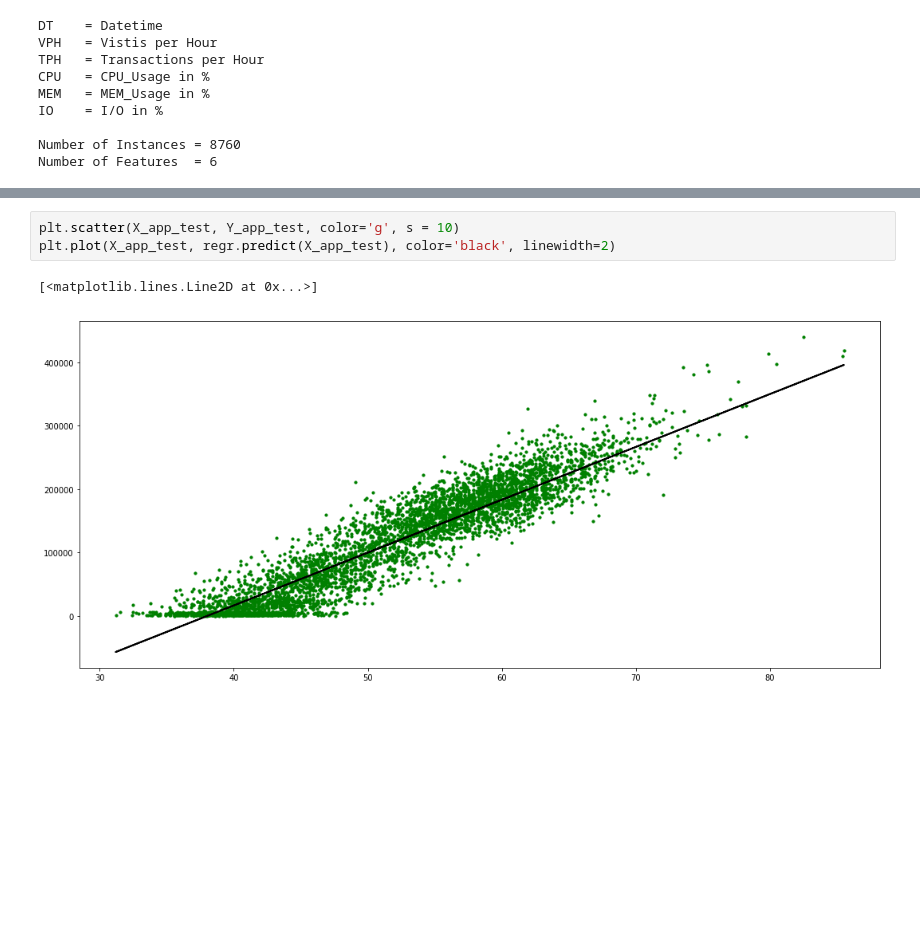
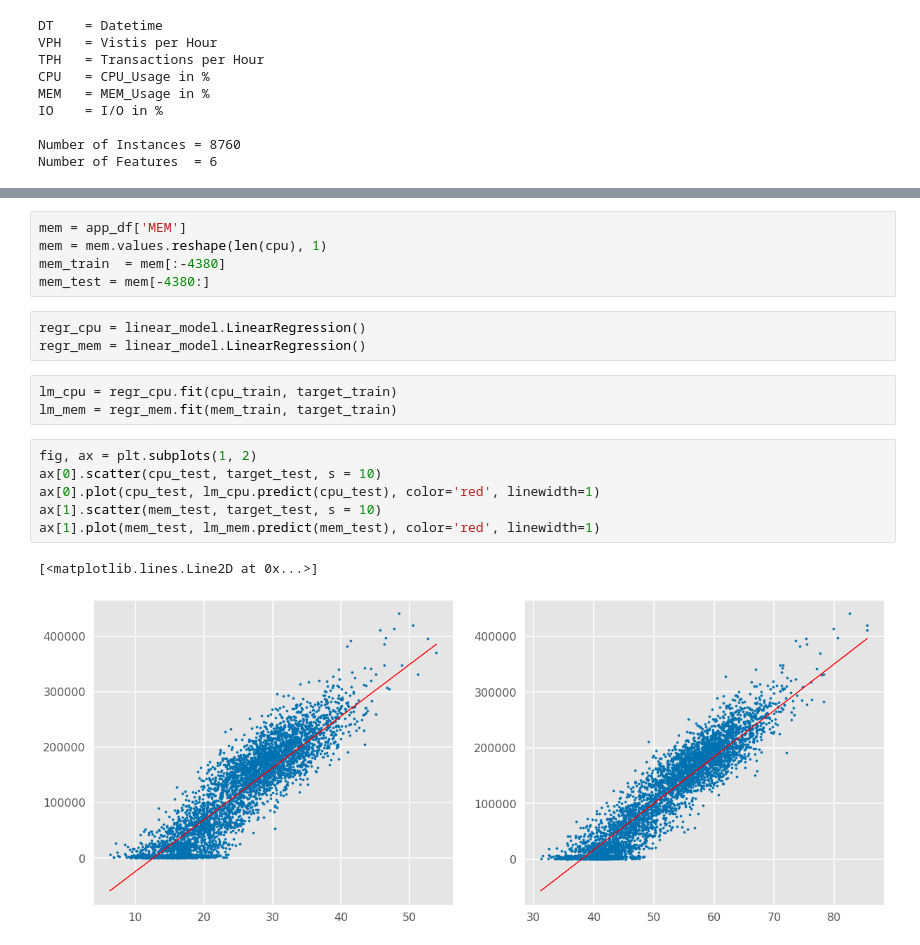
Before and after one commit to nerdiejack/capacity_management, a Jupyter notebook: notebooks/Appserver.ipynb, the cells around one changed output, grey strips where cells are left out. Saved outputs shown, nothing was run; the diff lists cells and outputs as text; blank space fills up the shorter version.

```diff
--- a/notebooks/Appserver.ipynb
+++ b/notebooks/Appserver.ipynb
@@ -79,7 +77,21 @@ LinearRegression(copy_X=True, fit_intercept=True, n_jobs=None,
-# %%
-plt.scatter(X_app_test, Y_app_test, color='g', s = 10)
-plt.plot(X_app_test, regr.predict(X_app_test), color='black', linewidth=2)
-# %% [output]
-[<matplotlib.lines.Line2D at 0x...>]
-[figure, removed]
+# %%
+mem = app_df['MEM']
+mem = mem.values.reshape(len(cpu), 1)
+mem_train  = mem[:-4380]
+mem_test = mem[-4380:]
+# %%
+regr_cpu = linear_model.LinearRegression()
+regr_mem = linear_model.LinearRegression()
+# %%
+lm_cpu = regr_cpu.fit(cpu_train, target_train)
+lm_mem = regr_mem.fit(mem_train, target_train)
+# %%
+fig, ax = plt.subplots(1, 2)
+ax[0].scatter(cpu_test, target_test, s = 10)
+ax[0].plot(cpu_test, lm_cpu.predict(cpu_test), color='red', linewidth=1)
+ax[1].scatter(mem_test, target_test, s = 10)
+ax[1].plot(mem_test, lm_mem.predict(mem_test), color='red', linewidth=1)
+# %% [output]
+[<matplotlib.lines.Line2D at 0x...>]
+[figure, added]
 # %%
```
Also changed, not shown: parts of 11 cells of this notebook.
